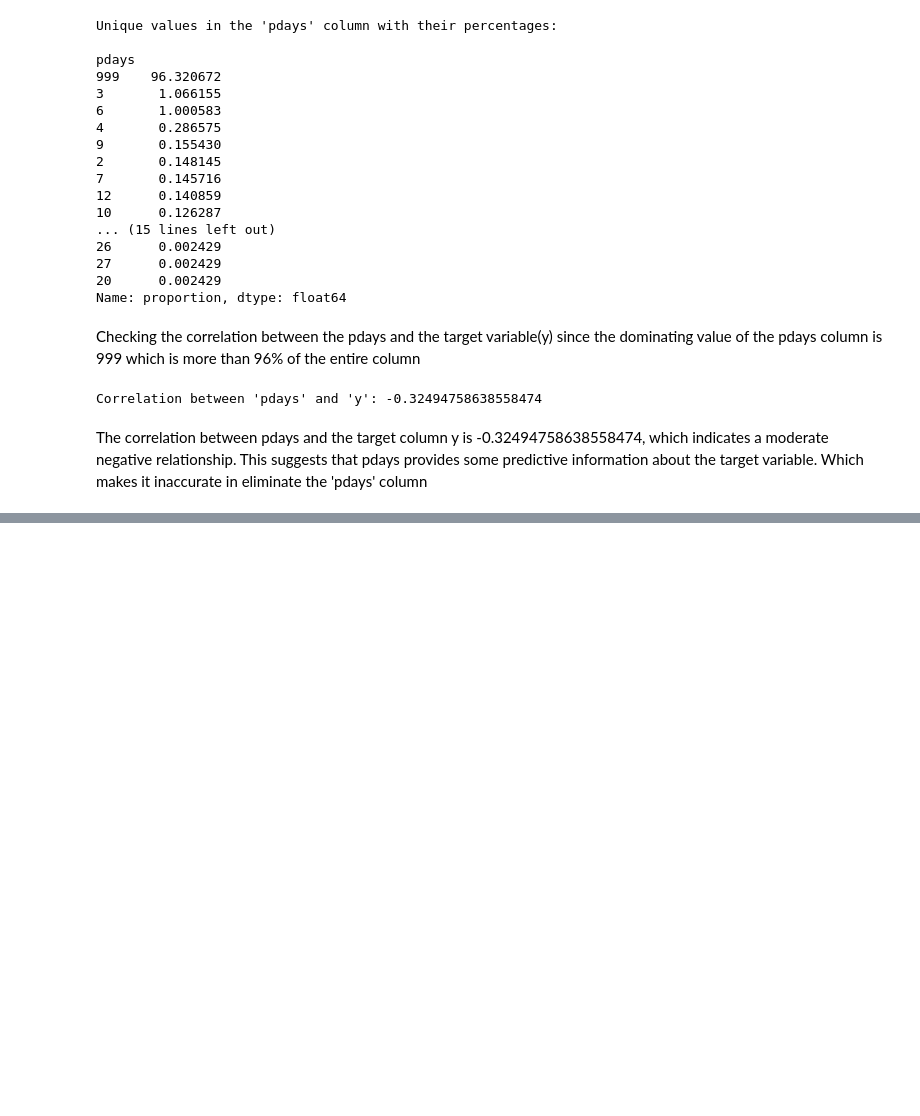
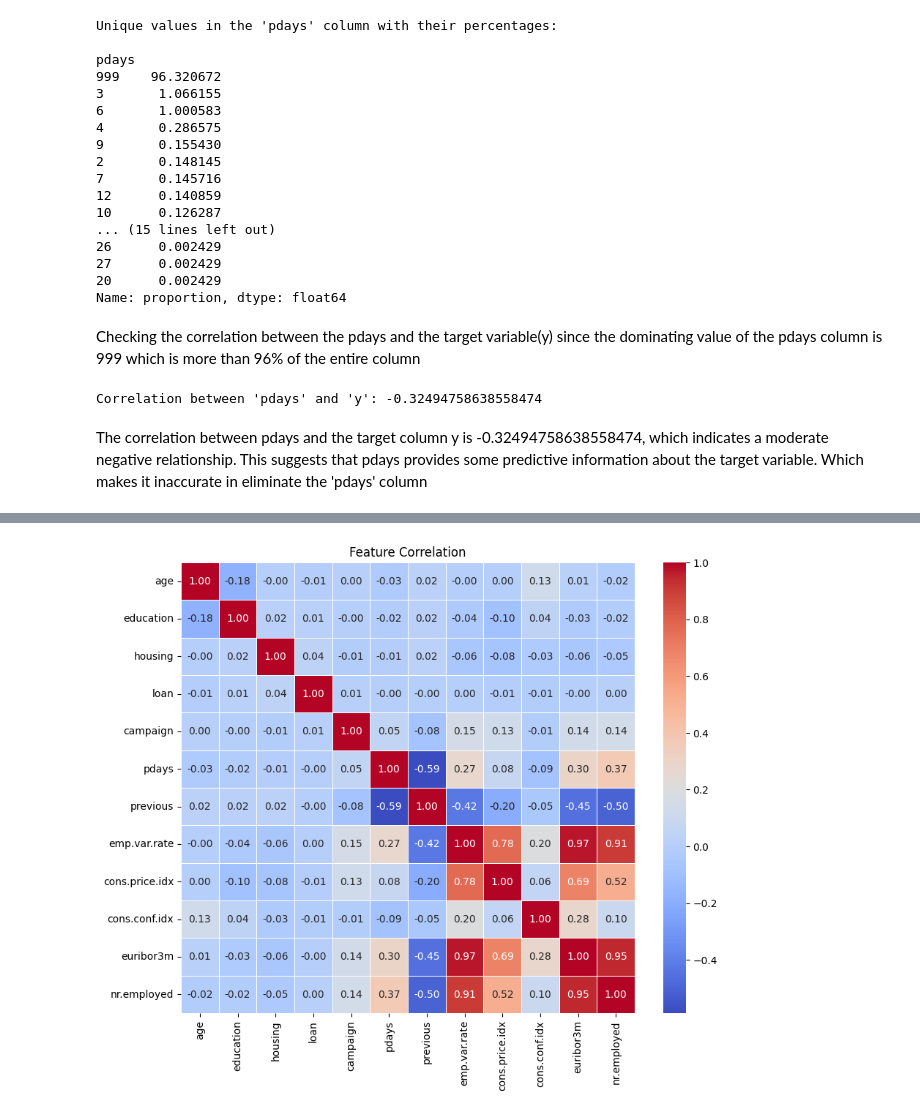
Before and after one commit to ShabnaIlmi/Bank-Marketing-Random-Forest-and-Neural-Networks, a Jupyter notebook: Coursework.ipynb, the cells around one changed output, grey strips where cells are left out. Cells and saved outputs as stored; diff of their text form; code cells hidden in the pictures; blank space fills up the shorter version.

```diff
--- a/Coursework.ipynb
+++ b/Coursework.ipynb
@@ -277,0 +276,14 @@ Testing data shape: (8236, 44)
+# %%
+# Ensure all non-numeric columns are excluded
+numeric_data = data_full_additional.select_dtypes(include=['number'])
+
+# Compute the correlation matrix
+corr = numeric_data.corr()
+
+# Plot the heatmap
+plt.figure(figsize=(10, 8))  # Optional: Adjust the figure size
+sns.heatmap(corr, annot=True, cmap='coolwarm', fmt=".2f", linewidths=0.5)
+plt.title('Feature Correlation')
+plt.show()
+# %% [output]
+[figure, added]
```
Also changed, not shown: parts of 5 cells of this notebook.
